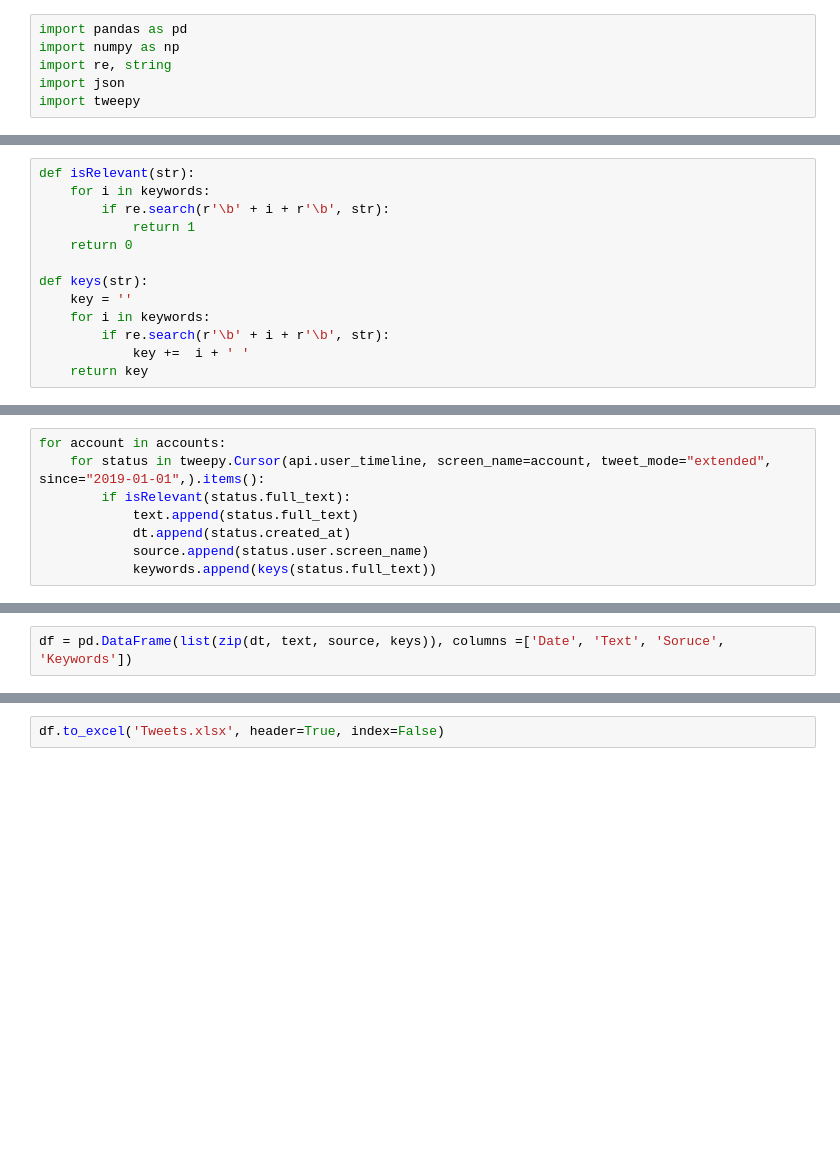
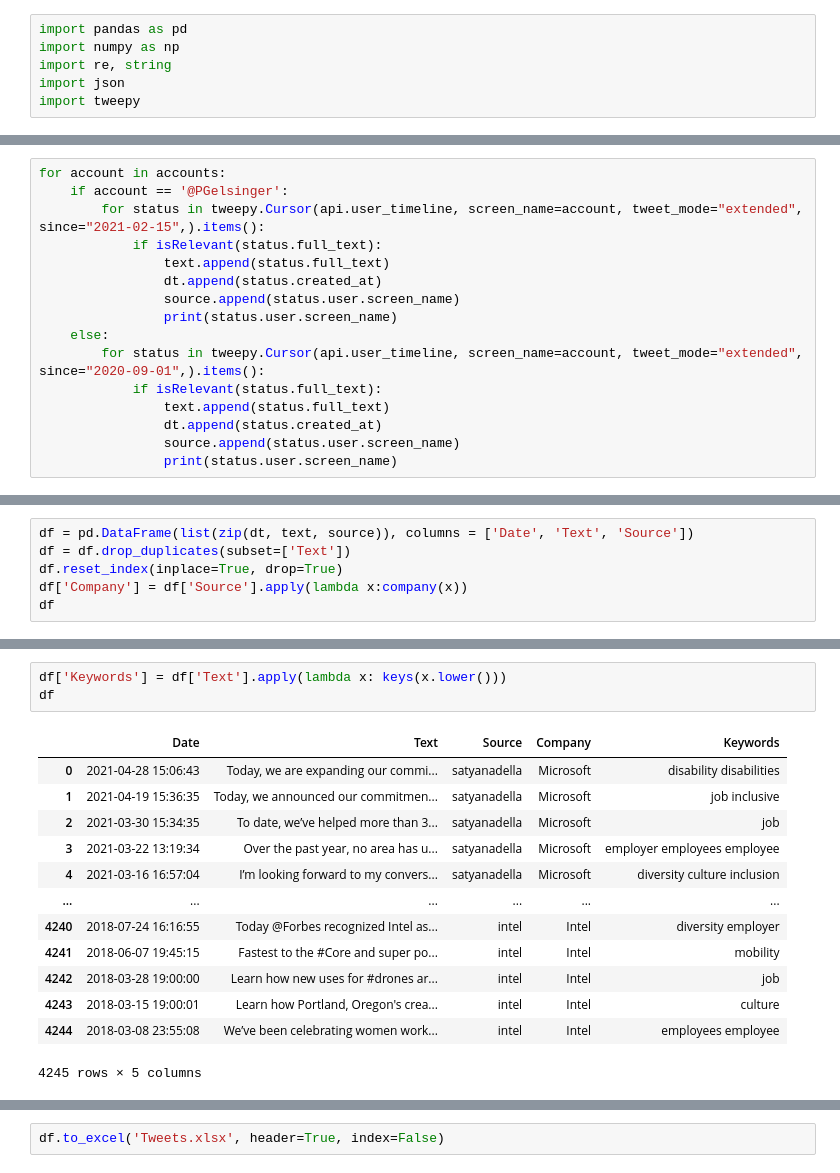
Before and after one commit to sawhney-kartik/inclusive-employement, a Jupyter notebook: Twitter/Twitter.ipynb, the cells around one changed output, grey strips where cells are left out. Saved outputs shown, nothing was run; the diff lists cells and outputs as text; blank space fills up the shorter version.

```diff
--- a/Twitter/Twitter.ipynb
+++ b/Twitter/Twitter.ipynb
@@ -50,16 +49,3 @@ keywords = ['disabled people', 'disabled employee', 'benefits', 'disability', 'd
             'accommodating', 'diversity', 'diverse', 'ndeam', 'national disability employment awareness month', 'a11y', 'abilities', 'paralysed', 'paralyzed',
             'paralysis', 'transcribed', 'transcription', 'speech recognition', 'blind', 'blindness', 'culture', 'screen reader', 'representation', 'therapy', 'disorder', 'dei', 'd&i', 'wheelchair',
             'hearing', 'neurodiverse', 'deafness', 'hiring', 'job', 'interview', 'employment', 'employer', 'recruit', 'employee', 'employees']
-# %%
-def isRelevant(str):
-    for i in keywords:
-        if re.search(r'\b' + i + r'\b', str):
-            return 1
-    return 0
-
-def keys(str):
-    key = ''
-    for i in keywords:
-        if re.search(r'\b' + i + r'\b', str):
-            key +=  i + ' '
-    return key
@@ -66,9 +73,17 @@ def keys(str):
 # %%
 for account in accounts:
-    for status in tweepy.Cursor(api.user_timeline, screen_name=account, tweet_mode="extended", since="2019-01-01",).items():
-        if isRelevant(status.full_text):
-            text.append(status.full_text)
-            dt.append(status.created_at)
-            source.append(status.user.screen_name)
-            keywords.append(keys(status.full_text))
+    if account == '@PGelsinger':
+        for status in tweepy.Cursor(api.user_timeline, screen_name=account, tweet_mode="extended", since="2021-02-15",).items():
+            if isRelevant(status.full_text):
+                text.append(status.full_text)
+                dt.append(status.created_at)
+                source.append(status.user.screen_name)
+                print(status.user.screen_name)
+    else:
+        for status in tweepy.Cursor(api.user_timeline, screen_name=account, tweet_mode="extended", since="2020-09-01",).items():
+            if isRelevant(status.full_text):
+                text.append(status.full_text)
+                dt.append(status.created_at)
+                source.append(status.user.screen_name)
+                print(status.user.screen_name)
 # %% [output]
@@ -76,2 +107,6 @@ KeyboardInterrupt:
 # %%
-df = pd.DataFrame(list(zip(dt, text, source, keys)), columns =['Date', 'Text', 'Soruce', 'Keywords'])
+df = pd.DataFrame(list(zip(dt, text, source)), columns = ['Date', 'Text', 'Source'])
+df = df.drop_duplicates(subset=['Text'])
+df.reset_index(inplace=True, drop=True)
+df['Company'] = df['Source'].apply(lambda x:company(x))
+df
@@ -77,0 +127,17 @@ df = pd.DataFrame(list(zip(dt, text, source, keys)), columns =['Date', 'Text', '
+# %%
+df['Keywords'] = df['Text'].apply(lambda x: keys(x.lower()))
+df
+# %% [output]
+|  | Date | Text | Source | Company | Keywords |
+| 0 | 2021-04-28 15:06:43 | Today, we are expanding our commi... | satyanadella | Microsoft | disability disabilities |
+| 1 | 2021-04-19 15:36:35 | Today, we announced our commitmen... | satyanadella | Microsoft | job inclusive |
+| 2 | 2021-03-30 15:34:35 | To date, we’ve helped more than 3... | satyanadella | Microsoft | job |
+| 3 | 2021-03-22 13:19:34 | Over the past year, no area has u... | satyanadella | Microsoft | employer employees employee |
+| 4 | 2021-03-16 16:57:04 | I’m looking forward to my convers... | satyanadella | Microsoft | diversity culture inclusion |
+| ... | ... | ... | ... | ... | ... |
+| 4240 | 2018-07-24 16:16:55 | Today @Forbes recognized Intel as... | intel | Intel | diversity employer |
+| 4241 | 2018-06-07 19:45:15 | Fastest to the #Core and super po... | intel | Intel | mobility |
+| 4242 | 2018-03-28 19:00:00 | Learn how new uses for #drones ar... | intel | Intel | job |
+| 4243 | 2018-03-15 19:00:01 | Learn how Portland, Oregon's crea... | intel | Intel | culture |
+| 4244 | 2018-03-08 23:55:08 | We’ve been celebrating women work... | intel | Intel | employees employee |
+4245 rows × 5 columns
```
Also changed, not shown: parts of 20 cells of this notebook, 1 other file.
